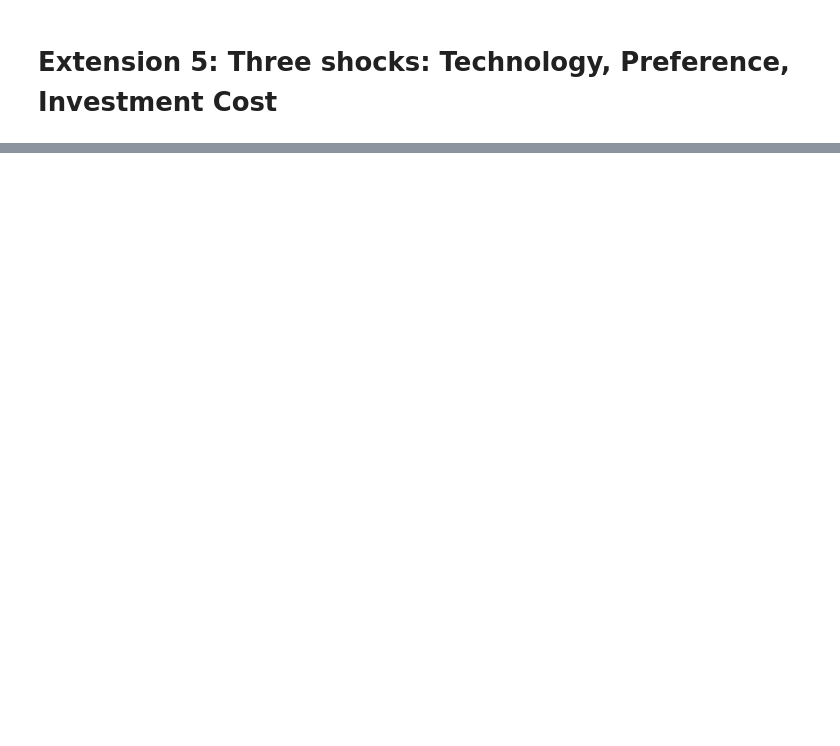
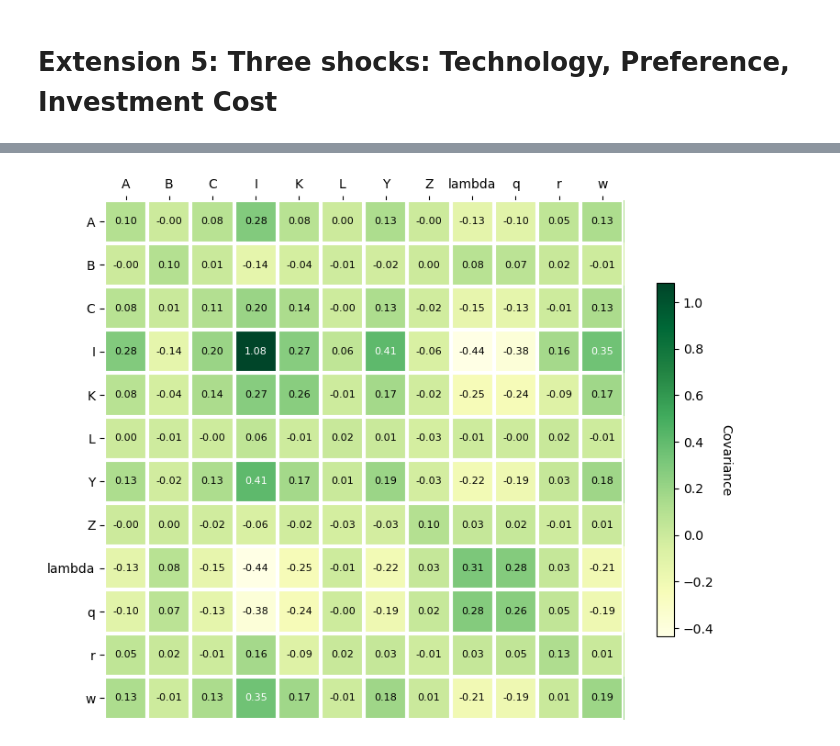
Before and after one commit to jessegrabowski/PSME-Macro, a Jupyter notebook: Lecture 10 - A Tour of DSGE Specifications.ipynb, the cells around one changed output, grey strips where cells are left out. Saved outputs shown, nothing was run; the diff lists cells and outputs as text; code cells hidden in the pictures; blank space fills up the shorter version.

```diff
--- a/Lecture 10 - A Tour of DSGE Specifications.ipynb
+++ b/Lecture 10 - A Tour of DSGE Specifications.ipynb
@@ -497,2 +550,4 @@ gp.plot_irf(three_irf.rename(index={'A':'Technology Shock',
 # %%
-gp.plot_covariance_matrix(three_shock.compute_stationary_covariance_matrix());
+gp.plot_covariance_matrix(three_shock.compute_stationary_covariance_matrix(), cbar_kw={'shrink':0.5});
+# %% [output]
+[figure, added]
```
Also changed, not shown: parts of 12 cells of this notebook.
